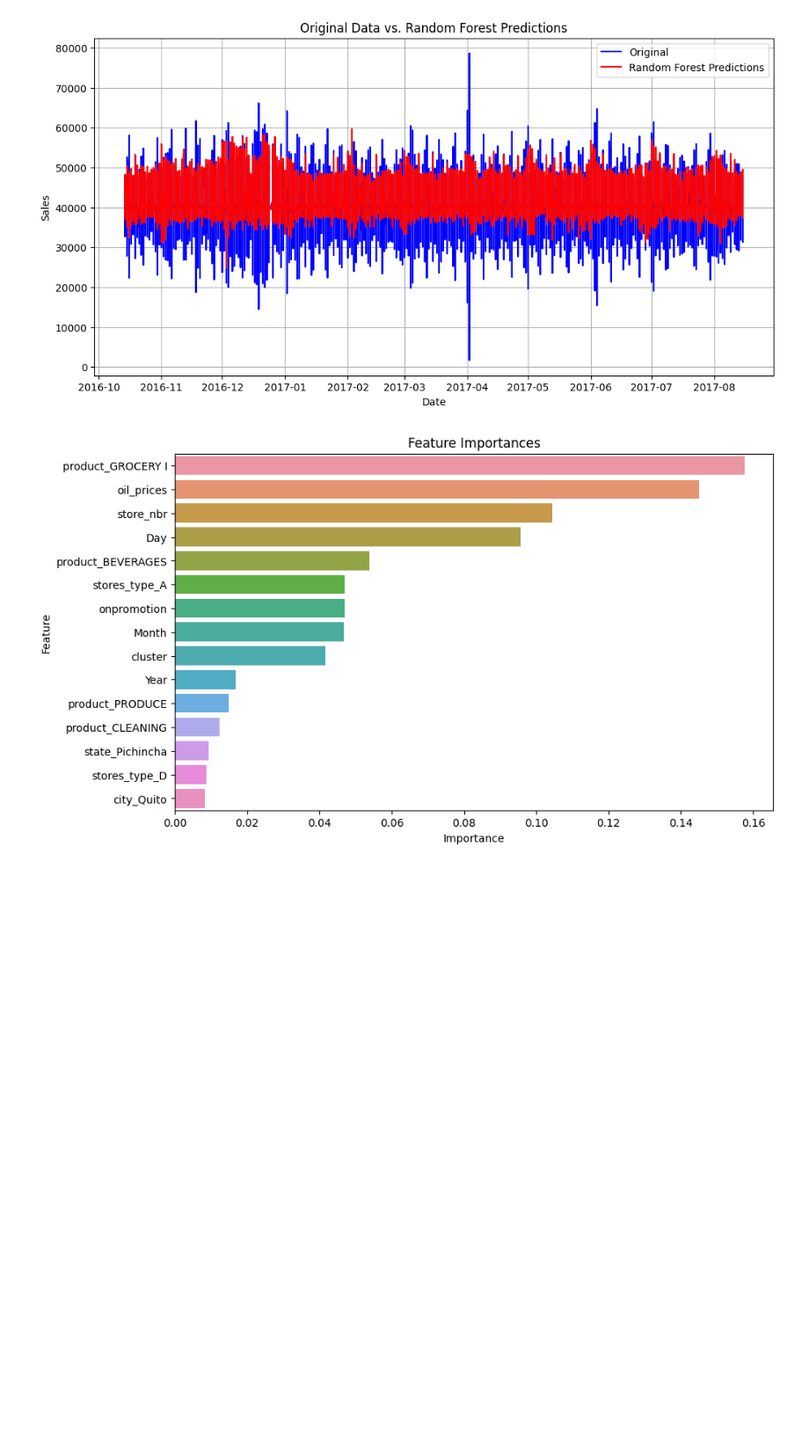
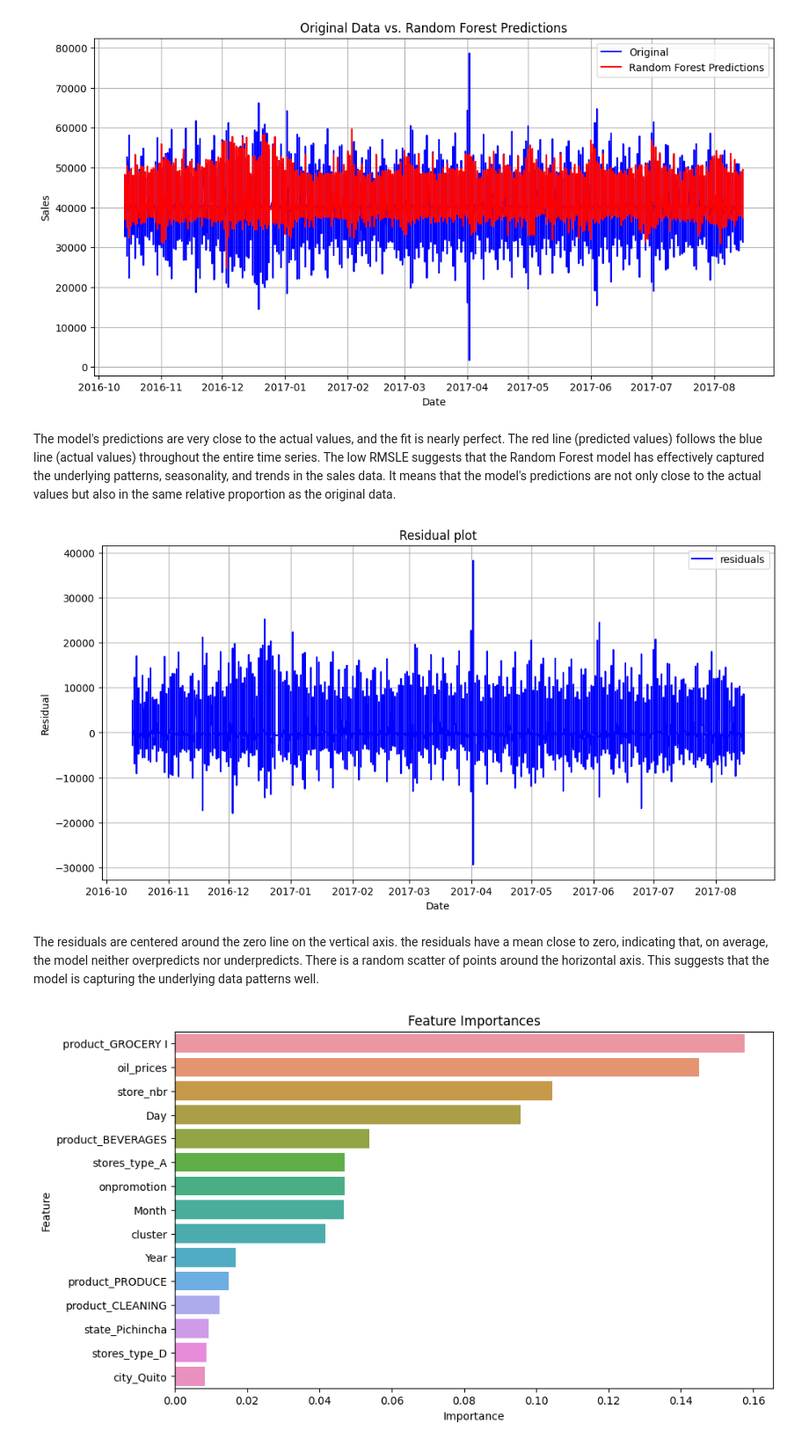
Before and after one commit to phinmaiyo/Regression-Model, a Jupyter notebook: forecasting.ipynb, the cells around one changed output. Shown at 88% size. Saved outputs shown, nothing was run; the diff lists cells and outputs as text; code cells hidden in the pictures; blank space fills up the shorter version.

```diff
--- a/forecasting.ipynb
+++ b/forecasting.ipynb
@@ -2218,6 +2218,25 @@ plt.grid(True)
 plt.show()
 # %% [output]
 [figure]
+# %% [markdown]
+The model's predictions are very close to the actual values, and the fit is nearly perfect. The red line (predicted values) follows the blue line (actual values) throughout the entire time series. The low RMSLE suggests that the Random Forest model has effectively captured the underlying patterns, seasonality, and trends in the sales data. It means that the model's predictions are not only close to the actual values but also in the same relative proportion as the original data.
+# %%
+# plot the residual plot
+plt.figure(figsize=(12, 6))  # Adjust the figure size as needed
+
+# Plot the residual data
+plt.plot(y_eval.index, (rf_pred - y_eval.values), label='residuals', color='blue')
+
+plt.xlabel('Date')
+plt.ylabel('Residual')
+plt.title('Residual plot')
+plt.legend()
+plt.grid(True)
+plt.show()
+# %% [output]
+[figure, added]
+# %% [markdown]
+The residuals are centered around the zero line on the vertical axis. the residuals have a mean close to zero, indicating that, on average, the model neither overpredicts nor underpredicts. There is a random scatter of points around the horizontal axis. This suggests that the model is capturing the underlying data patterns well.
 # %%
 rf_importance=rf.feature_importances_
 # Create a DataFrame to store feature names and their importances
```
Also changed, not shown: parts of 3 cells of this notebook.
